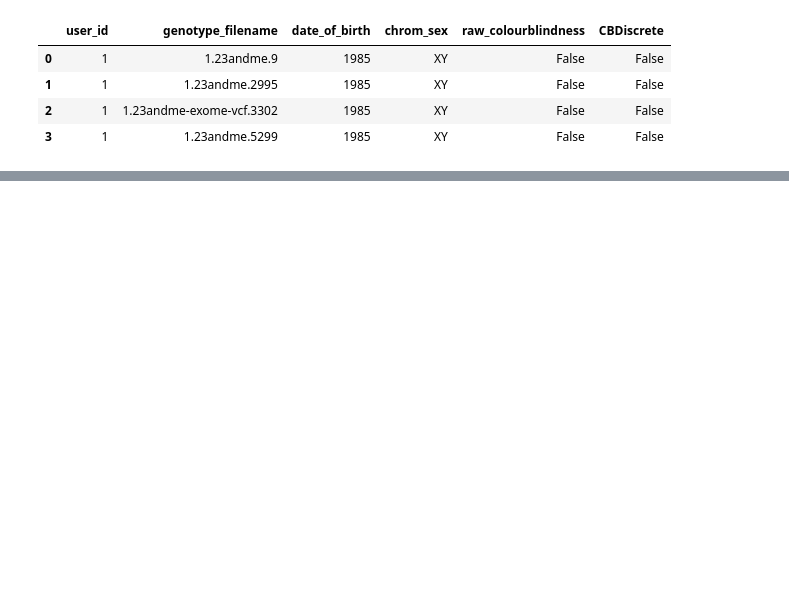
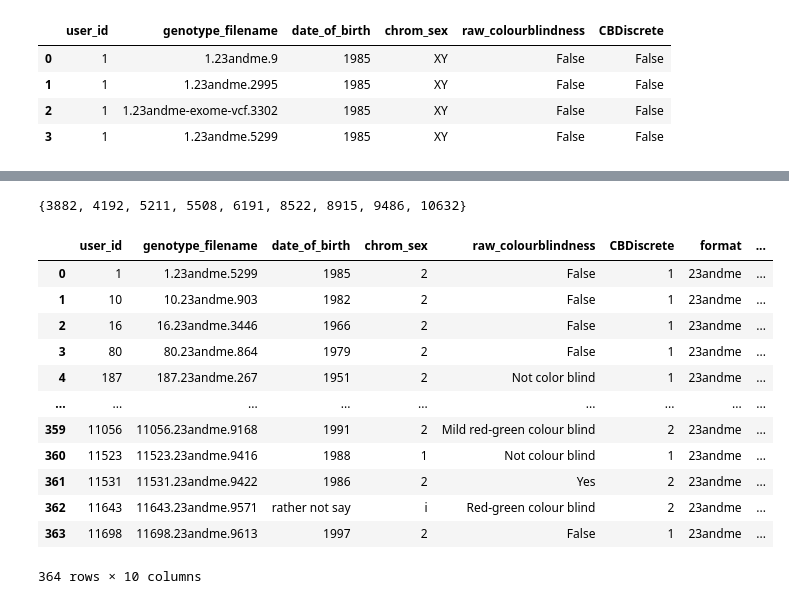
Before and after one commit to jlee733/Color_Blindness_Mini-GWAS, a Jupyter notebook: exploration.ipynb, the cells around one changed output, grey strips where cells are left out. Drawn from its saved outputs; the diff is of its cells as text; code cells hidden in the pictures; blank space fills up the shorter version.

```diff
--- a/exploration.ipynb
+++ b/exploration.ipynb
@@ -181,0 +299,2 @@ urlHead = "https://opencravat.org/data/open-snp/"
+# %%
+final = final.reset_index(drop=True)
@@ -181,0 +307,7 @@ urlHead = "https://opencravat.org/data/open-snp/"
+# %%
+mapSex = {'XX':1, 'XY':2, 'rather not say':'i'}
+# %%
+final['chrom_sex'] = final['chrom_sex'].map(mapSex)
+# %%
+mapPhen = {True:2, False:1}
+final['CBDiscrete'] = final['CBDiscrete'].map(mapPhen)
@@ -181,0 +332,20 @@ urlHead = "https://opencravat.org/data/open-snp/"
+# %%
+errorFiles
+# %% [output]
+{3882, 4192, 5211, 5508, 6191, 8522, 8915, 9486, 10632}
+# %%
+final
+# %% [output]
+|  | user_id | genotype_filename | date_of_birth | chrom_sex | raw_colourblindness | CBDiscrete | format | ... |
+| 0 | 1 | 1.23andme.5299 | 1985 | 2 | False | 1 | 23andme | ... |
+| 1 | 10 | 10.23andme.903 | 1982 | 2 | False | 1 | 23andme | ... |
+| 2 | 16 | 16.23andme.3446 | 1966 | 2 | False | 1 | 23andme | ... |
+| 3 | 80 | 80.23andme.864 | 1979 | 2 | False | 1 | 23andme | ... |
+| 4 | 187 | 187.23andme.267 | 1951 | 2 | Not color blind | 1 | 23andme | ... |
+| ... | ... | ... | ... | ... | ... | ... | ... | ... |
+| 359 | 11056 | 11056.23andme.9168 | 1991 | 2 | Mild red-green colour blind | 2 | 23andme | ... |
+| 360 | 11523 | 11523.23andme.9416 | 1988 | 1 | Not colour blind | 1 | 23andme | ... |
+| 361 | 11531 | 11531.23andme.9422 | 1986 | 2 | Yes | 2 | 23andme | ... |
+| 362 | 11643 | 11643.23andme.9571 | rather not say | i | Red-green colour blind | 2 | 23andme | ... |
+| 363 | 11698 | 11698.23andme.9613 | 1997 | 2 | False | 1 | 23andme | ... |
+364 rows × 10 columns
```
Also changed, not shown: parts of 54 cells of this notebook.
